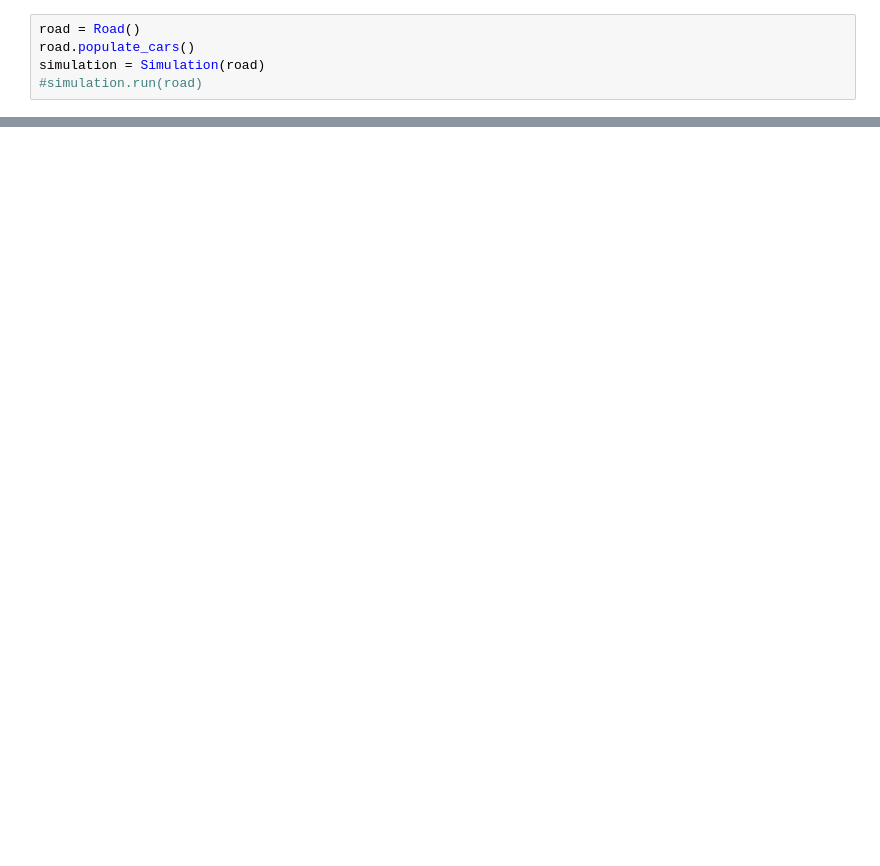
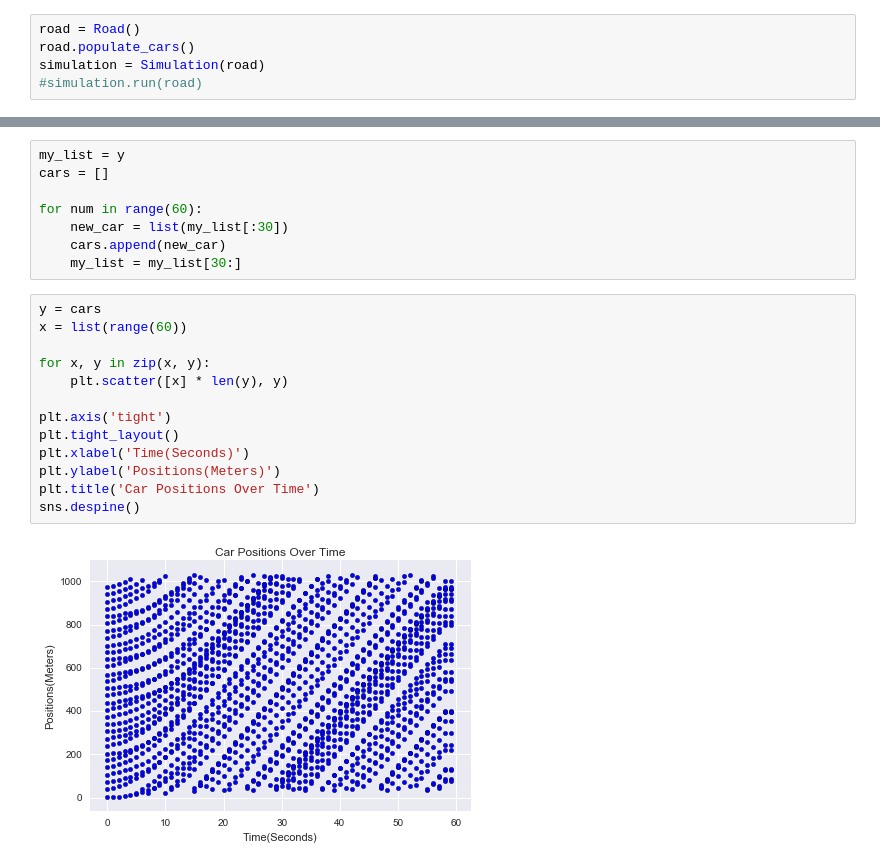
Before and after one commit to tarakdavis/traffic-simulation, a Jupyter notebook: Road-Rage.ipynb, the cells around one changed output, grey strips where cells are left out. Saved outputs shown, nothing was run; the diff lists cells and outputs as text; blank space fills up the shorter version.

```diff
--- a/Road-Rage.ipynb
+++ b/Road-Rage.ipynb
@@ -27,0 +52,23 @@ plt.plot(x)
+# %%
+my_list = y
+cars = []
+
+for num in range(60):
+    new_car = list(my_list[:30])
+    cars.append(new_car)
+    my_list = my_list[30:]
+# %%
+y = cars
+x = list(range(60))
+
+for x, y in zip(x, y):
+    plt.scatter([x] * len(y), y)
+
+plt.axis('tight')
+plt.tight_layout()
+plt.xlabel('Time(Seconds)')
+plt.ylabel('Positions(Meters)')
+plt.title('Car Positions Over Time')
+sns.despine()
+# %% [output]
+[figure, added]
```
Also changed, not shown: parts of 10 cells of this notebook, 2 other files.
